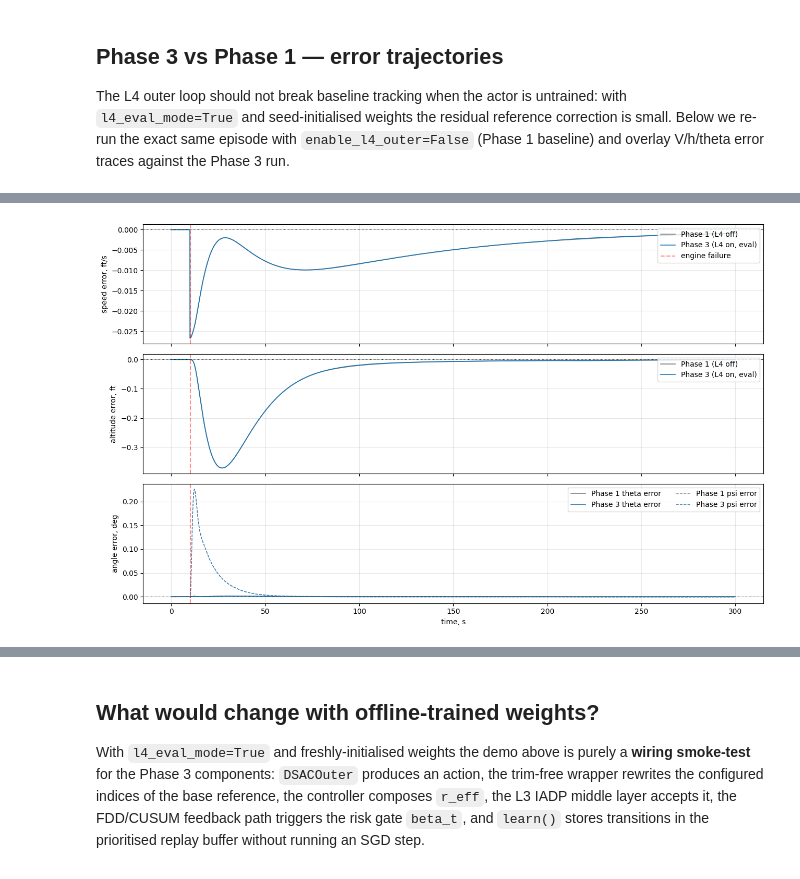
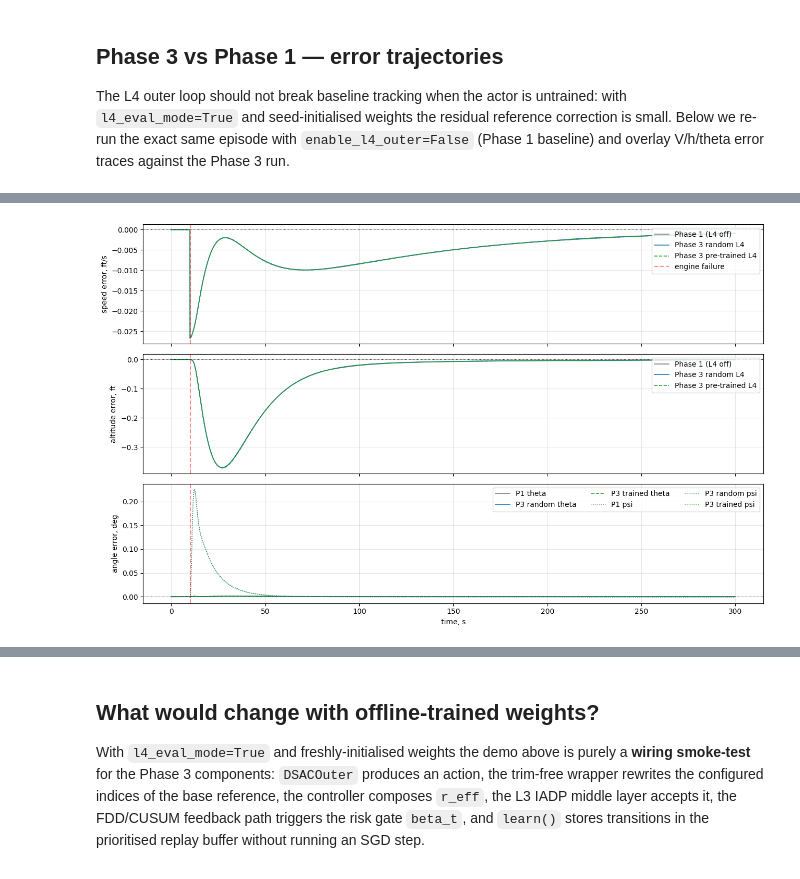
Before and after one commit to TensorAeroSpace/TensorAeroSpace, a Jupyter notebook: example/reinforcement_learning/uftc/example_uftc_b747_engine_failure_phase3.ipynb, the cells around one changed output, grey strips where cells are left out. Drawn from its saved outputs; the diff is of its cells as text; code cells hidden in the pictures.

```diff
--- a/example/reinforcement_learning/uftc/example_uftc_b747_engine_failure_phase3.ipynb
+++ b/example/reinforcement_learning/uftc/example_uftc_b747_engine_failure_phase3.ipynb
@@ -961,12 +1011,27 @@ The L4 outer loop should not break baseline tracking when the actor is untrained
 # %%
+# 3-way comparison: Phase 1 baseline (no L4) vs Phase 3 random-init L4
+# vs Phase 3 with the pre-trained L4 actor/critic.
 ctl_p1 = make_controller(enable_l4_outer=False, enable_trim_free=False)
 log_p1 = run_uftc_episode(LEFT_OUTER_ENGINE_FAILURE, ctl=ctl_p1)
+
+ctl_p3_random = make_controller(enable_l4_outer=True, enable_trim_free=True)
+log_p3_random = run_uftc_episode(LEFT_OUTER_ENGINE_FAILURE, ctl=ctl_p3_random)
+
+if PRETRAINED_AVAILABLE:
+    ctl_p3_trained = make_controller(enable_l4_outer=True, enable_trim_free=True)
+    _load_pretrained_into(ctl_p3_trained)
+    log_p3_trained = run_uftc_episode(LEFT_OUTER_ENGINE_FAILURE, ctl=ctl_p3_trained)
+else:
+    print("Pre-trained weights unavailable - reusing random-init Phase 3 run for trained slot")
+    log_p3_trained = log_p3_random
 
 fig, axes = plt.subplots(3, 1, figsize=(13, 8), sharex=True)
 axes[0].plot(log_p1["t"], log_p1["V"], color="tab:gray", linewidth=1.2,
              label="Phase 1 (L4 off)")
-axes[0].plot(log["t"], log["V"], color="tab:blue", linewidth=1.2,
-             label="Phase 3 (L4 on, eval)")
+axes[0].plot(log_p3_random["t"], log_p3_random["V"], color="tab:blue",
+             linewidth=1.2, label="Phase 3 random L4")
+axes[0].plot(log_p3_trained["t"], log_p3_trained["V"], color="tab:green",
+             linewidth=1.2, linestyle="--", label="Phase 3 pre-trained L4")
 axes[0].axvline(DAMAGE_TIME, color="red", linestyle="--", alpha=0.45,
                 label="engine failure")
 axes[0].axhline(0.0, color="black", linestyle=":", linewidth=0.7)
@@ -976,49 +1041,82 @@ axes[0].legend(loc="upper right")
 
 axes[1].plot(log_p1["t"], log_p1["h"], color="tab:gray", linewidth=1.2,
              label="Phase 1 (L4 off)")
-axes[1].plot(log["t"], log["h"], color="tab:blue", linewidth=1.2,
-             label="Phase 3 (L4 on, eval)")
+axes[1].plot(log_p3_random["t"], log_p3_random["h"], color="tab:blue",
+             linewidth=1.2, label="Phase 3 random L4")
+axes[1].plot(log_p3_trained["t"], log_p3_trained["h"], color="tab:green",
+             linewidth=1.2, linestyle="--", label="Phase 3 pre-trained L4")
 axes[1].axvline(DAMAGE_TIME, color="red", linestyle="--", alpha=0.45)
 axes[1].axhline(0.0, color="black", linestyle=":", linewidth=0.7)
 axes[1].set_ylabel("altitude error, ft")
 axes[1].grid(True, alpha=0.3)
 axes[1].legend(loc="upper right")
 
 axes[2].plot(log_p1["t"], log_p1["theta"], color="tab:gray", linewidth=1.2,
-             label="Phase 1 theta error")
-axes[2].plot(log["t"], log["theta"], color="tab:blue", linewidth=1.2,
-             label="Phase 3 theta error")
-axes[2].plot(log_p1["t"], log_p1["psi"], color="tab:gray", linestyle="--",
-             linewidth=1.0, alpha=0.8, label="Phase 1 psi error")
-axes[2].plot(log["t"], log["psi"], color="tab:blue", linestyle="--",
-             linewidth=1.0, alpha=0.8, label="Phase 3 psi error")
+             label="P1 theta")
+axes[2].plot(log_p3_random["t"], log_p3_random["theta"], color="tab:blue",
+             linewidth=1.2, label="P3 random theta")
+axes[2].plot(log_p3_trained["t"], log_p3_trained["theta"], color="tab:green",
+             linewidth=1.2, linestyle="--", label="P3 trained theta")
+axes[2].plot(log_p1["t"], log_p1["psi"], color="tab:gray", linestyle=":",
+             linewidth=1.0, alpha=0.8, label="P1 psi")
+axes[2].plot(log_p3_random["t"], log_p3_random["psi"], color="tab:blue",
+             linestyle=":", linewidth=1.0, alpha=0.8, label="P3 random psi")
+axes[2].plot(log_p3_trained["t"], log_p3_trained["psi"], color="tab:green",
+             linestyle=":", linewidth=1.0, alpha=0.8, label="P3 trained psi")
 axes[2].axvline(DAMAGE_TIME, color="red", linestyle="--", alpha=0.45)
 axes[2].axhline(0.0, color="black", linestyle=":", linewidth=0.7)
 axes[2].set_xlabel("time, s")
 axes[2].set_ylabel("angle error, deg")
 axes[2].grid(True, alpha=0.3)
-axes[2].legend(loc="upper right", ncol=2)
+axes[2].legend(loc="upper right", ncol=3)
 
 plt.tight_layout()
 plt.show()
 
 last_20s = max(1, int(20.0 / DT))
 steady = slice(-last_20s, None)
 
 def _rmse(y):
     return float(np.sqrt(np.mean(np.asarray(y, dtype=np.float64) ** 2)))
 
-print("=== Last-20s RMSE: Phase 1 (L4 off) vs Phase 3 (L4 on, eval) ===")
-for key, label in [("V", "speed (ft/s)"), ("h", "alt   (ft)   "),
-                   ("theta", "theta (deg) "), ("psi", "psi   (deg) "),
-                   ("phi", "phi   (deg) ")]:
-    rmse_p1 = _rmse(log_p1[key][steady])
-    rmse_p3 = _rmse(log[key][steady])
-    print(f"  {label}  P1={rmse_p1:.6f}   P3={rmse_p3:.6f}")
+metric_keys = [("V", "speed (ft/s)"), ("h", "alt   (ft)   "),
+               ("theta", "theta (deg) "), ("psi", "psi   (deg) "),
+               ("phi", "phi   (deg) ")]
+rmse_p1     = {k: _rmse(log_p1[k][steady])           for k, _ in metric_keys}
+rmse_p3rnd  = {k: _rmse(log_p3_random[k][steady])    for k, _ in metric_keys}
+rmse_p3tr   = {k: _rmse(log_p3_trained[k][steady])   for k, _ in metric_keys}
+
+print("=== Last-20s RMSE: P1 baseline vs P3 random L4 vs P3 pre-trained L4 ===")
+for key, label in metric_keys:
+    print(f"  {label}  P1={rmse_p1[key]:.6f}   "
+          f"P3rand={rmse_p3rnd[key]:.6f}   P3train={rmse_p3tr[key]:.6f}")
+if not PRETRAINED_AVAILABLE:
+    print("\n(Note: pre-trained weights not found; P3train slot duplicates P3rand.)")
 print()
 print("ET-DHP baseline last-20s RMSE V/h/theta/psi/phi: "
       f"{ETDHP_BASELINE['speed_rmse']:.3f}, {ETDHP_BASELINE['alt_rmse']:.3f}, "
       f"{ETDHP_BASELINE['pitch_rmse']:.4f}, {ETDHP_BASELINE['yaw_rmse']:.4f}, "
       f"{ETDHP_BASELINE['roll_rmse']:.4f}")
+
+# Three-bar grouped chart per metric: P1, P3 random, P3 trained.
+fig, ax = plt.subplots(figsize=(11, 4.5))
+labels = [lab.strip() for _, lab in metric_keys]
+width = 0.27
+x_pos = np.arange(len(labels))
+p1_vals = [rmse_p1[k]   for k, _ in metric_keys]
+p3r_vals = [rmse_p3rnd[k] for k, _ in metric_keys]
+p3t_vals = [rmse_p3tr[k]  for k, _ in metric_keys]
+ax.bar(x_pos - width, p1_vals, width, color="tab:gray",  label="Phase 1")
+ax.bar(x_pos,         p3r_vals, width, color="tab:blue",  label="Phase 3 random")
+ax.bar(x_pos + width, p3t_vals, width, color="tab:green", label="Phase 3 pre-trained")
+ax.set_yscale("log")
+ax.set_xticks(x_pos)
+ax.set_xticklabels(labels, rotation=15)
+ax.set_ylabel("last-20s RMSE (log scale)")
+ax.set_title("3-way comparison: Phase 1 vs Phase 3 random vs Phase 3 pre-trained L4")
+ax.grid(True, axis="y", which="both", alpha=0.3)
+ax.legend(loc="upper right")
+plt.tight_layout()
+plt.show()
 # %% [output]
-[figure, old version]
+[figure, new version]
```
Also changed, not shown: parts of 8 cells of this notebook, 1 other file.
